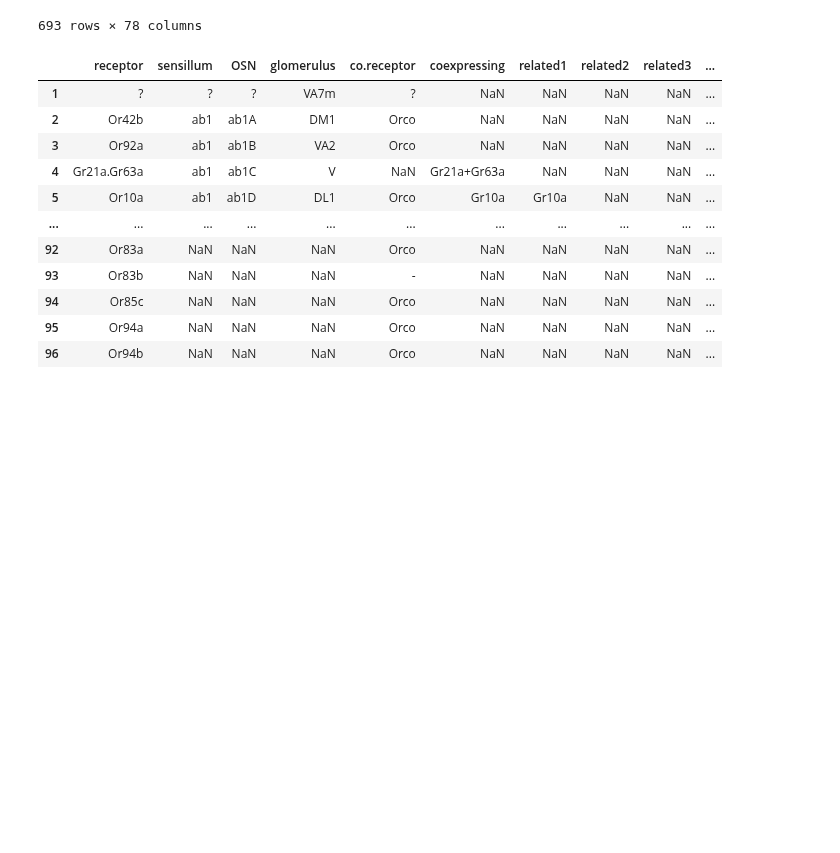
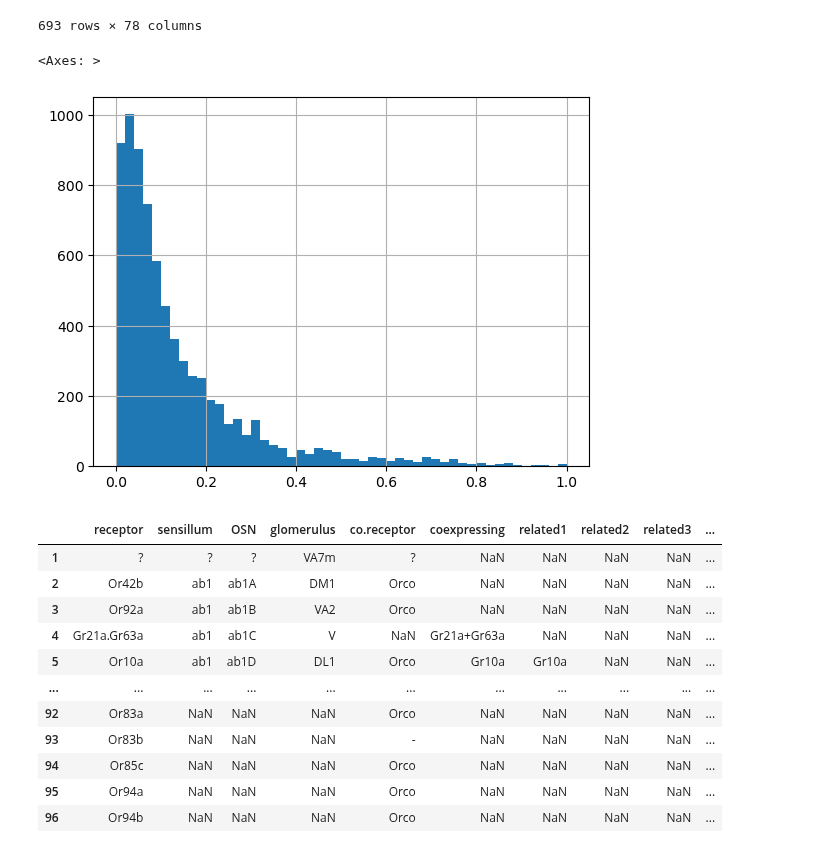
Before and after one commit to YijieYin/connectome_data_prep, a Jupyter notebook: DoOR_dataprep.ipynb, the cells around one changed output. Drawn from its saved outputs; the diff is of its cells as text; code cells hidden in the pictures; blank space fills up the shorter version.

```diff
--- a/DoOR_dataprep.ipynb
+++ b/DoOR_dataprep.ipynb
@@ -10,7 +10,7 @@ The resulting dataframe has glomeruli in the rows, and chemicals in the columns.
 import pandas as pd
 # %%
 door_data = pd.read_csv(
-    'data/door_response_matrix.csv', index_col=0)
+    'data/DoOR/door_response_matrix.csv', index_col=0)
 # receptors are in the columns, chemical descriptors in the rows
 door_data
 # %% [output]
@@ -27,5 +27,10 @@ door_data
 | FLIACVVOZYBSBS-UHFFFAOYSA-N | NaN | NaN | NaN | NaN | NaN | NaN | NaN | NaN | NaN | NaN | ... | ... |
 | SECPZKHBENQXJG-FPLPWBNLSA-N | NaN | NaN | NaN | NaN | NaN | NaN | NaN | NaN | NaN | NaN | ... | ... |
 693 rows × 78 columns
+# %%
+door_data.unstack().hist(bins = 50)
+# %% [output]
+<Axes: >
+[figure, added]
 # %%
 door_receptor_meta = pd.read_csv(
```
Also changed, not shown: parts of 4 cells of this notebook, 1 other file.
